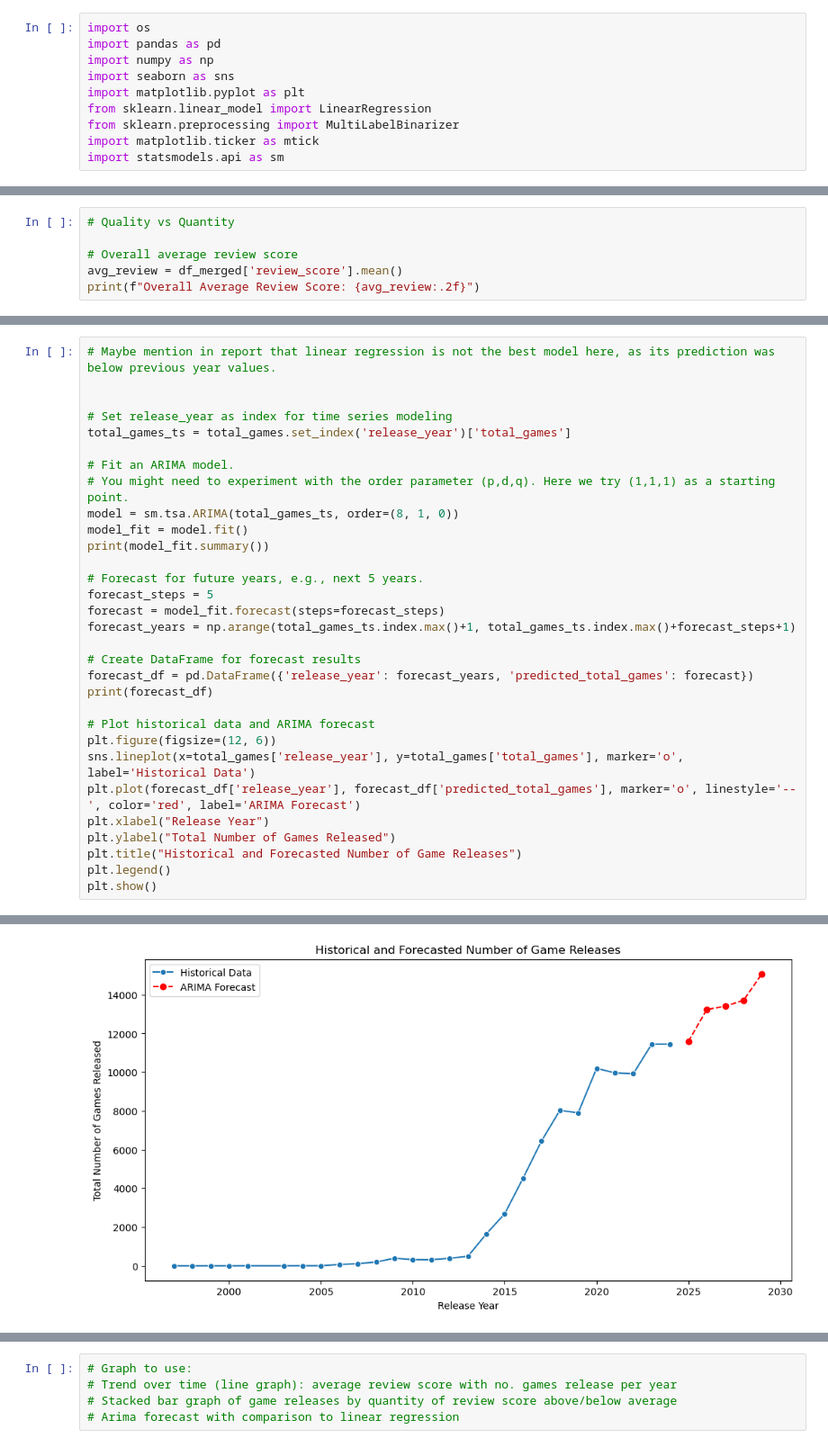
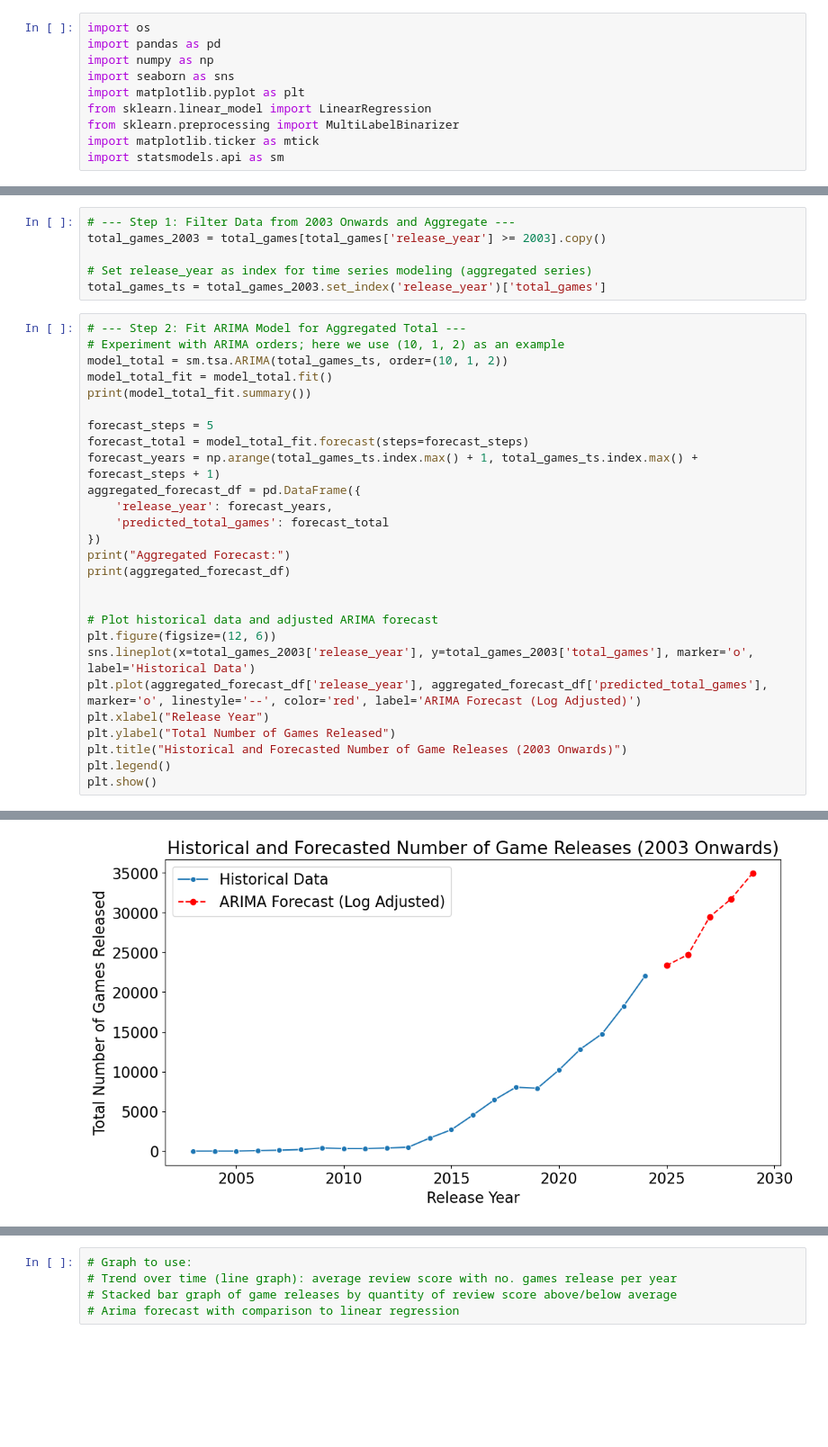
Before and after one commit to KianBahia/Steam-Data-Science-Report, a Jupyter notebook: attempt2.ipynb, the cells around one changed output, grey strips where cells are left out. Shown at 90% size. Cells and saved outputs as stored; diff of their text form; blank space fills up the shorter version.

```diff
--- a/attempt2.ipynb
+++ b/attempt2.ipynb
@@ -209,6 +168,0 @@ Average Review Score for all games: 4.07
-# %%
-# Quality vs Quantity
-
-# Overall average review score
-avg_review = df_merged['review_score'].mean()
-print(f"Overall Average Review Score: {avg_review:.2f}")
@@ -329,32 +300,34 @@ plt.show()
+# %%
+# --- Step 1: Filter Data from 2003 Onwards and Aggregate ---
+total_games_2003 = total_games[total_games['release_year'] >= 2003].copy()
+
+# Set release_year as index for time series modeling (aggregated series)
+total_games_ts = total_games_2003.set_index('release_year')['total_games']
 # %%
-# Maybe mention in report that linear regression is not the best model here, as its prediction was below previous year values.
+# --- Step 2: Fit ARIMA Model for Aggregated Total ---
+# Experiment with ARIMA orders; here we use (10, 1, 2) as an example
+model_total = sm.tsa.ARIMA(total_games_ts, order=(10, 1, 2))
+model_total_fit = model_total.fit()
+print(model_total_fit.summary())
+
+forecast_steps = 5
+forecast_total = model_total_fit.forecast(steps=forecast_steps)
+forecast_years = np.arange(total_games_ts.index.max() + 1, total_games_ts.index.max() + forecast_steps + 1)
+aggregated_forecast_df = pd.DataFrame({
+    'release_year': forecast_years,
+    'predicted_total_games': forecast_total
+})
+print("Aggregated Forecast:")
+print(aggregated_forecast_df)
 
 
-# Set release_year as index for time series modeling
-total_games_ts = total_games.set_index('release_year')['total_games']
-
-# Fit an ARIMA model.
-# You might need to experiment with the order parameter (p,d,q). Here we try (1,1,1) as a starting point.
-model = sm.tsa.ARIMA(total_games_ts, order=(8, 1, 0))
-model_fit = model.fit()
-print(model_fit.summary())
-
-# Forecast for future years, e.g., next 5 years.
-forecast_steps = 5
-forecast = model_fit.forecast(steps=forecast_steps)
-forecast_years = np.arange(total_games_ts.index.max()+1, total_games_ts.index.max()+forecast_steps+1)
-
-# Create DataFrame for forecast results
-forecast_df = pd.DataFrame({'release_year': forecast_years, 'predicted_total_games': forecast})
-print(forecast_df)
-
-# Plot historical data and ARIMA forecast
+# Plot historical data and adjusted ARIMA forecast
 plt.figure(figsize=(12, 6))
-sns.lineplot(x=total_games['release_year'], y=total_games['total_games'], marker='o', label='Historical Data')
-plt.plot(forecast_df['release_year'], forecast_df['predicted_total_games'], marker='o', linestyle='--', color='red', label='ARIMA Forecast')
+sns.lineplot(x=total_games_2003['release_year'], y=total_games_2003['total_games'], marker='o', label='Historical Data')
+plt.plot(aggregated_forecast_df['release_year'], aggregated_forecast_df['predicted_total_games'], marker='o', linestyle='--', color='red', label='ARIMA Forecast (Log Adjusted)')
 plt.xlabel("Release Year")
 plt.ylabel("Total Number of Games Released")
-plt.title("Historical and Forecasted Number of Game Releases")
+plt.title("Historical and Forecasted Number of Game Releases (2003 Onwards)")
 plt.legend()
 plt.show()
 # %% [output]
@@ -378,2 +351,2 @@ Covariance Type:                  opg
-[figure, old version]
+[figure, new version]
 # %%
```
Also changed, not shown: parts of 21 cells of this notebook, 3 other files.
